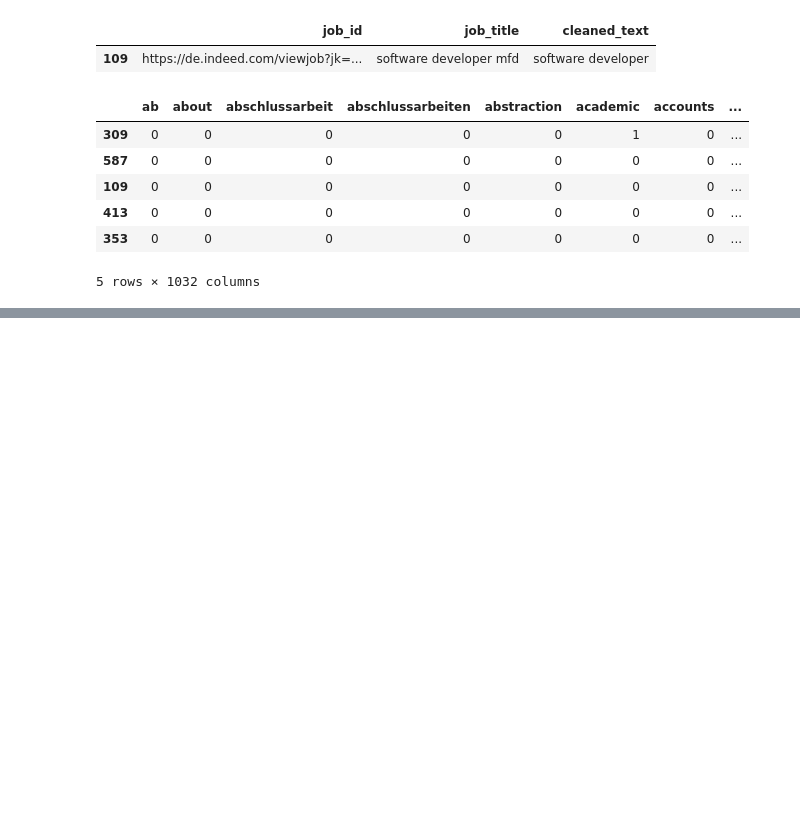
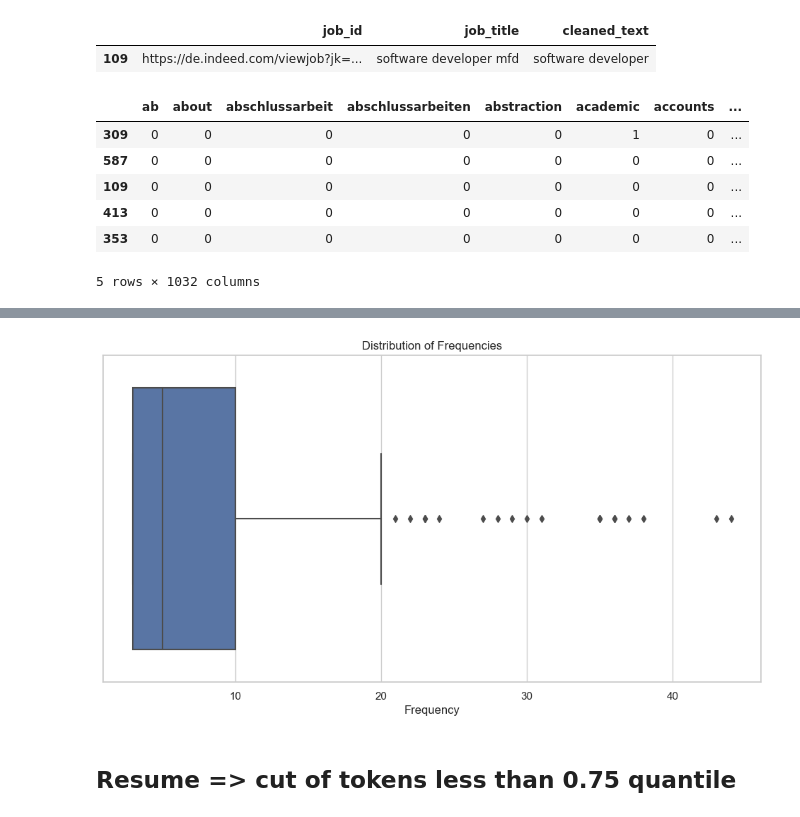
Before and after one commit to damnpav/arbeite_parser, a Jupyter notebook: notebooks/_1_eda_cleaned.ipynb, the cells around one changed output, grey strips where cells are left out. Saved outputs shown, nothing was run; the diff lists cells and outputs as text; code cells hidden in the pictures; blank space fills up the shorter version.

```diff
--- a/notebooks/_1_eda_cleaned.ipynb
+++ b/notebooks/_1_eda_cleaned.ipynb
@@ -284,0 +406,17 @@ bow_df.to_excel('de_bag_of_words.xlsx', index=False)
+# %%
+sns.set(style="whitegrid")
+plt.figure(figsize=(12, 6))
+
+# Create a box plot for the 'freq' column
+sns.boxplot(x=token_freq1['freq'])
+
+# Add title and labels
+plt.title("Distribution of Frequencies")
+plt.xlabel("Frequency")
+
+# Display the plot
+plt.show()
+# %% [output]
+[figure, added]
+# %% [markdown]
+## Resume => cut of tokens less than 0.75 quantile
```
Also changed, not shown: parts of 22 cells of this notebook.
